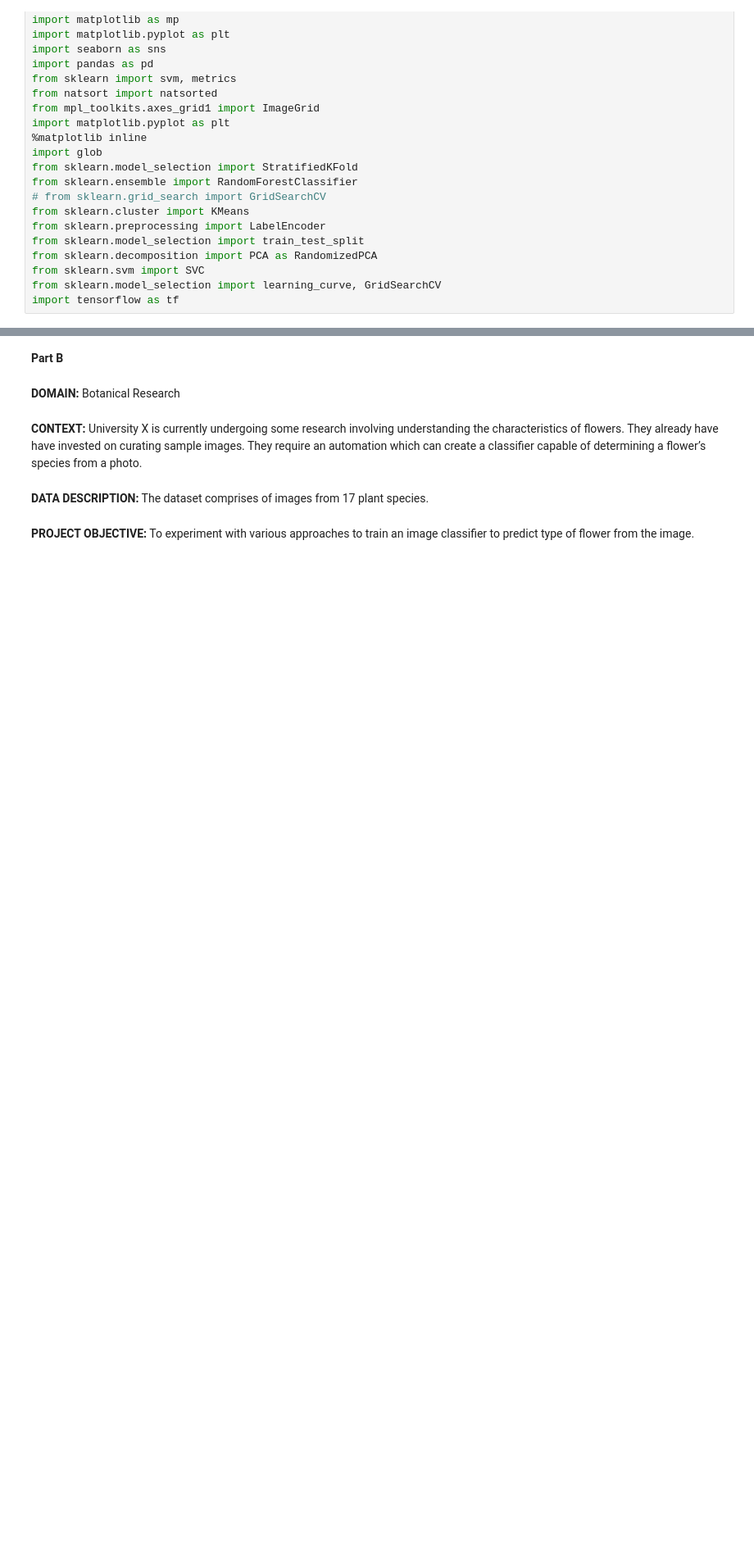
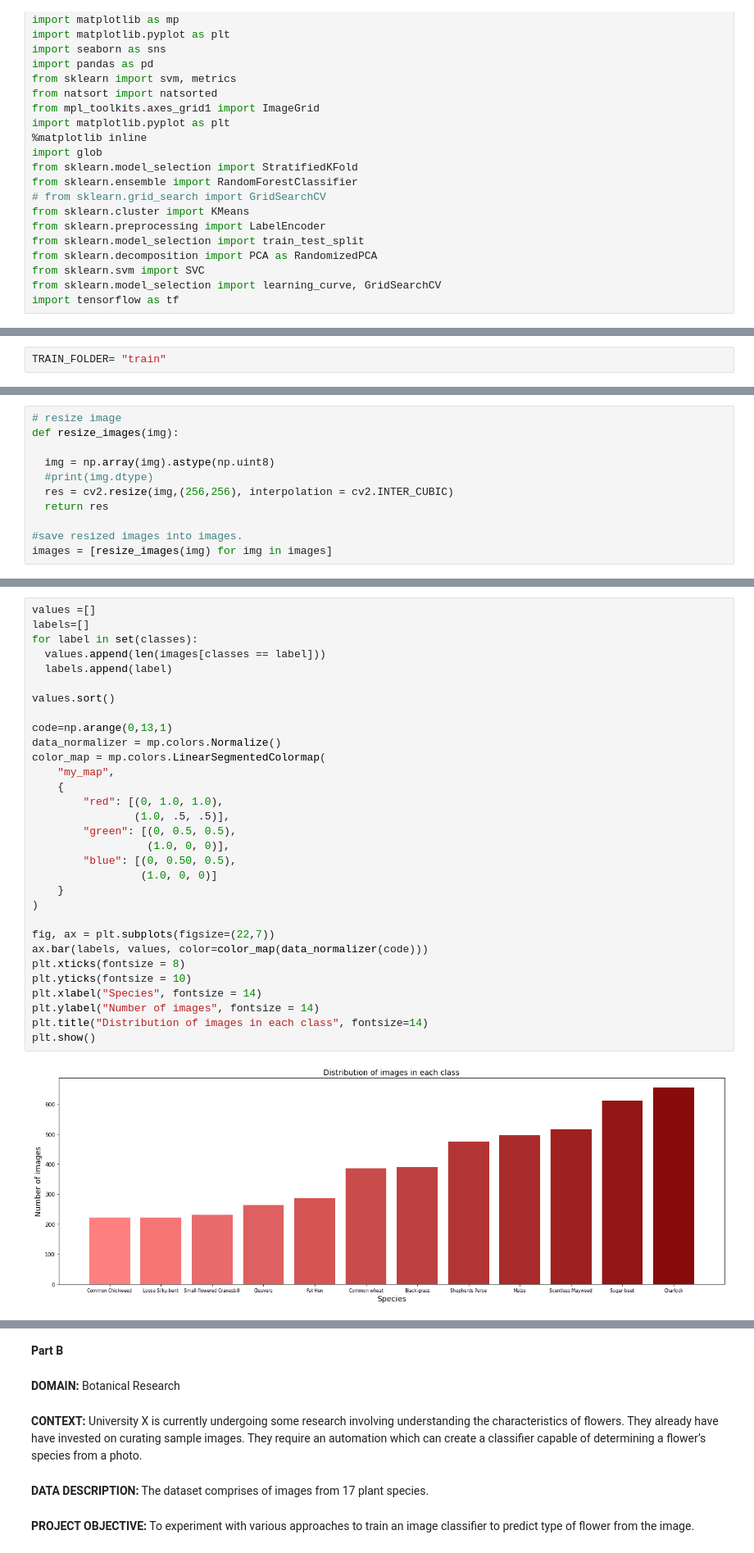
Before and after one commit to dhirajwagh1612/dhirajwagh1612, a Jupyter notebook: Computer_Vision_GL_Project.ipynb, the cells around one changed output, grey strips where cells are left out. Shown at 82% size. Saved outputs shown, nothing was run; the diff lists cells and outputs as text; blank space fills up the shorter version.

```diff
--- a/Computer_Vision_GL_Project.ipynb
+++ b/Computer_Vision_GL_Project.ipynb
@@ -214,0 +89,2 @@ print(prediction)
+# %%
+TRAIN_FOLDER= "train"
@@ -214,0 +112,11 @@ print(prediction)
+# %%
+# resize image
+def resize_images(img):
+
+  img = np.array(img).astype(np.uint8)
+  #print(img.dtype)
+  res = cv2.resize(img,(256,256), interpolation = cv2.INTER_CUBIC)
+  return res
+
+#save resized images into images.
+images = [resize_images(img) for img in images]
@@ -214,0 +136,33 @@ print(prediction)
+# %%
+values =[]
+labels=[]
+for label in set(classes):
+  values.append(len(images[classes == label]))
+  labels.append(label)
+
+values.sort()
+
+code=np.arange(0,13,1)
+data_normalizer = mp.colors.Normalize()
+color_map = mp.colors.LinearSegmentedColormap(
+    "my_map",
+    {
+        "red": [(0, 1.0, 1.0),
+                (1.0, .5, .5)],
+        "green": [(0, 0.5, 0.5),
+                  (1.0, 0, 0)],
+        "blue": [(0, 0.50, 0.5),
+                 (1.0, 0, 0)]
+    }
+)
+
+fig, ax = plt.subplots(figsize=(22,7))
+ax.bar(labels, values, color=color_map(data_normalizer(code)))
+plt.xticks(fontsize = 8)
+plt.yticks(fontsize = 10)
+plt.xlabel("Species", fontsize = 14)
+plt.ylabel("Number of images", fontsize = 14)
+plt.title("Distribution of images in each class", fontsize=14)
+plt.show()
+# %% [output]
+[figure, added]
```
Also changed, not shown: parts of 54 cells of this notebook.
